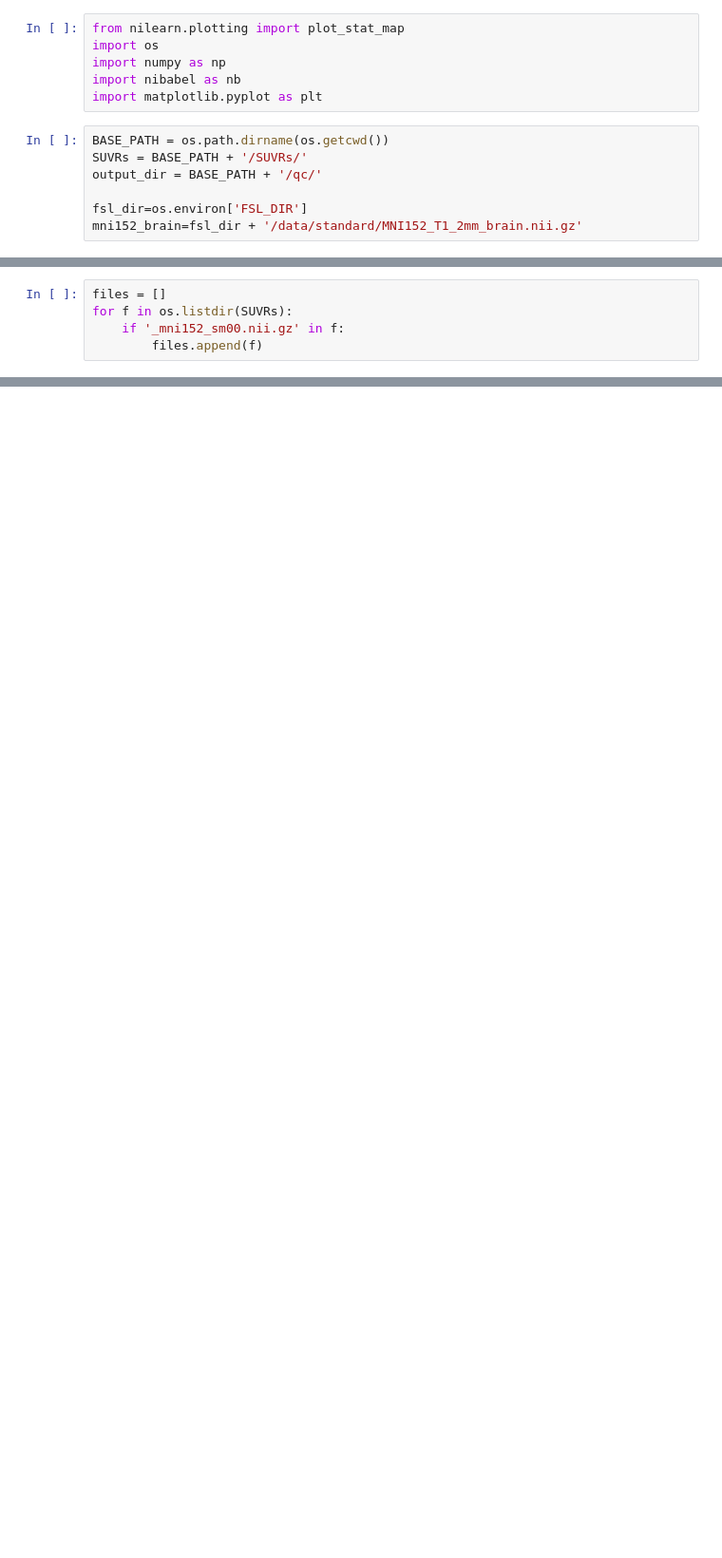
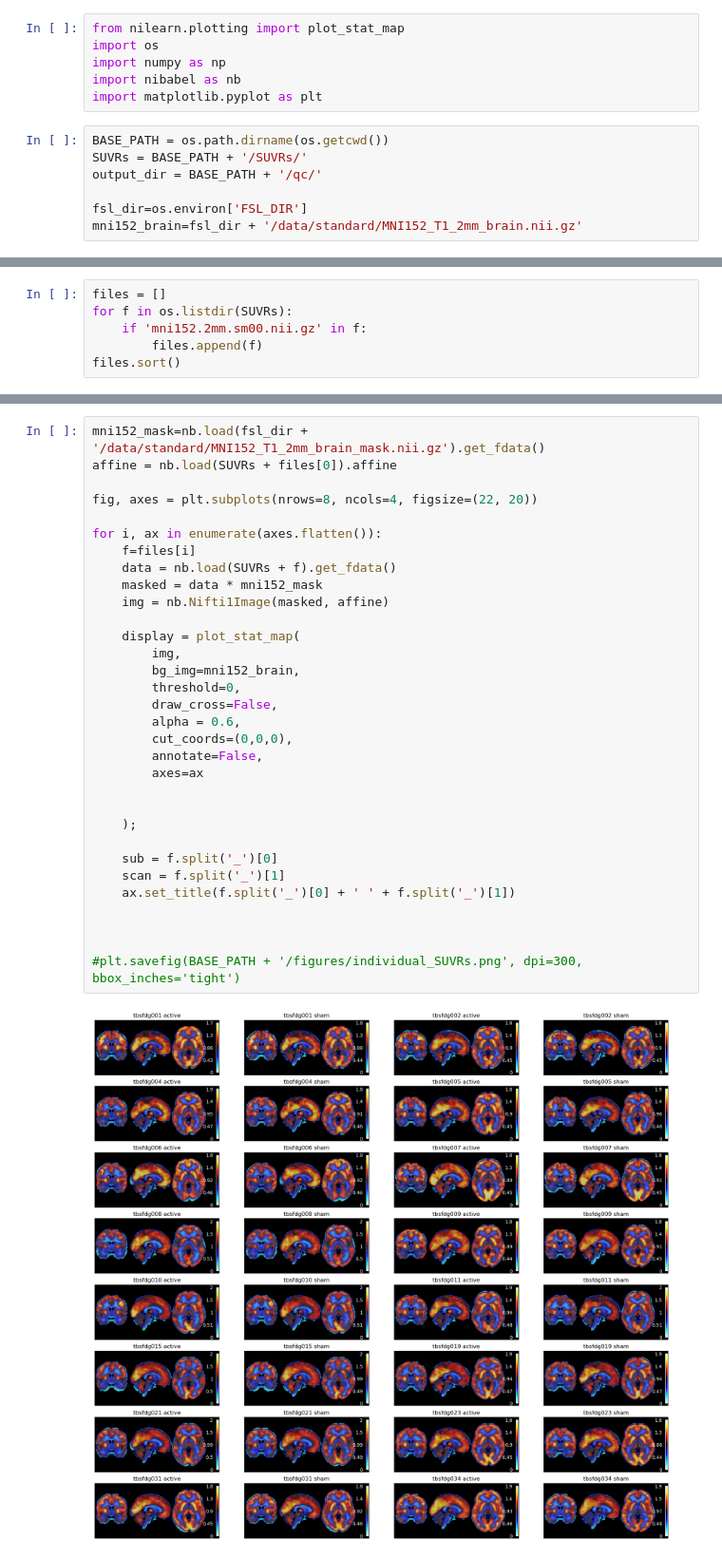
Before and after one commit to ltuominen/tbsfdg, a Jupyter notebook: scripts_analysis/plot_FDG_SUVRs_all_subjects.ipynb, the cells around one changed output, grey strips where cells are left out. Shown at 95% size. Drawn from its saved outputs; the diff is of its cells as text; blank space fills up the shorter version.

Commit message:
fix SUVR plot

```diff
--- a/scripts_analysis/plot_FDG_SUVRs_all_subjects.ipynb
+++ b/scripts_analysis/plot_FDG_SUVRs_all_subjects.ipynb
@@ -14,5 +36,6 @@ mni152_brain=fsl_dir + '/data/standard/MNI152_T1_2mm_brain.nii.gz'
 # %%
 files = []
 for f in os.listdir(SUVRs):
-    if '_mni152_sm00.nii.gz' in f:
+    if 'mni152.2mm.sm00.nii.gz' in f:
         files.append(f)
+files.sort()
@@ -20,0 +52,34 @@ FileNotFoundError: [Errno 2] No such file or directory: '/home/lauri/Documents/S
+# %%
+mni152_mask=nb.load(fsl_dir + '/data/standard/MNI152_T1_2mm_brain_mask.nii.gz').get_fdata()
+affine = nb.load(SUVRs + files[0]).affine
+
+fig, axes = plt.subplots(nrows=8, ncols=4, figsize=(22, 20))
+
+for i, ax in enumerate(axes.flatten()):
+    f=files[i]
+    data = nb.load(SUVRs + f).get_fdata()
+    masked = data * mni152_mask
+    img = nb.Nifti1Image(masked, affine)
+
+    display = plot_stat_map(
+        img,
+        bg_img=mni152_brain,
+        threshold=0,
+        draw_cross=False,
+        alpha = 0.6,
+        cut_coords=(0,0,0),
+        annotate=False,
+        axes=ax
+
+
+    );
+
+    sub = f.split('_')[0]
+    scan = f.split('_')[1]
+    ax.set_title(f.split('_')[0] + ' ' + f.split('_')[1])
+
+
+
+#plt.savefig(BASE_PATH + '/figures/individual_SUVRs.png', dpi=300, bbox_inches='tight')
+# %% [output]
+[figure, added]
```
Also changed, not shown: parts of 7 cells of this notebook.
